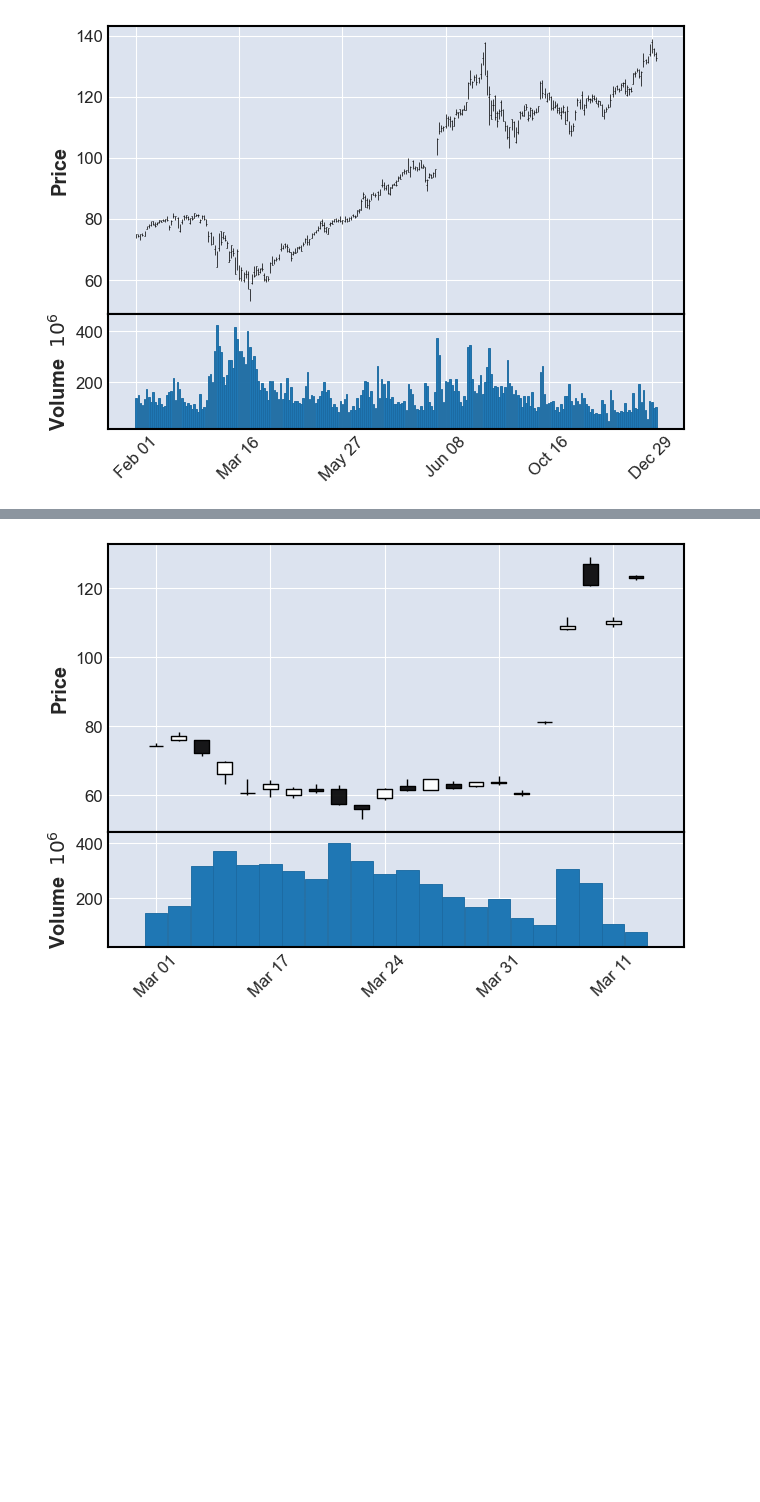
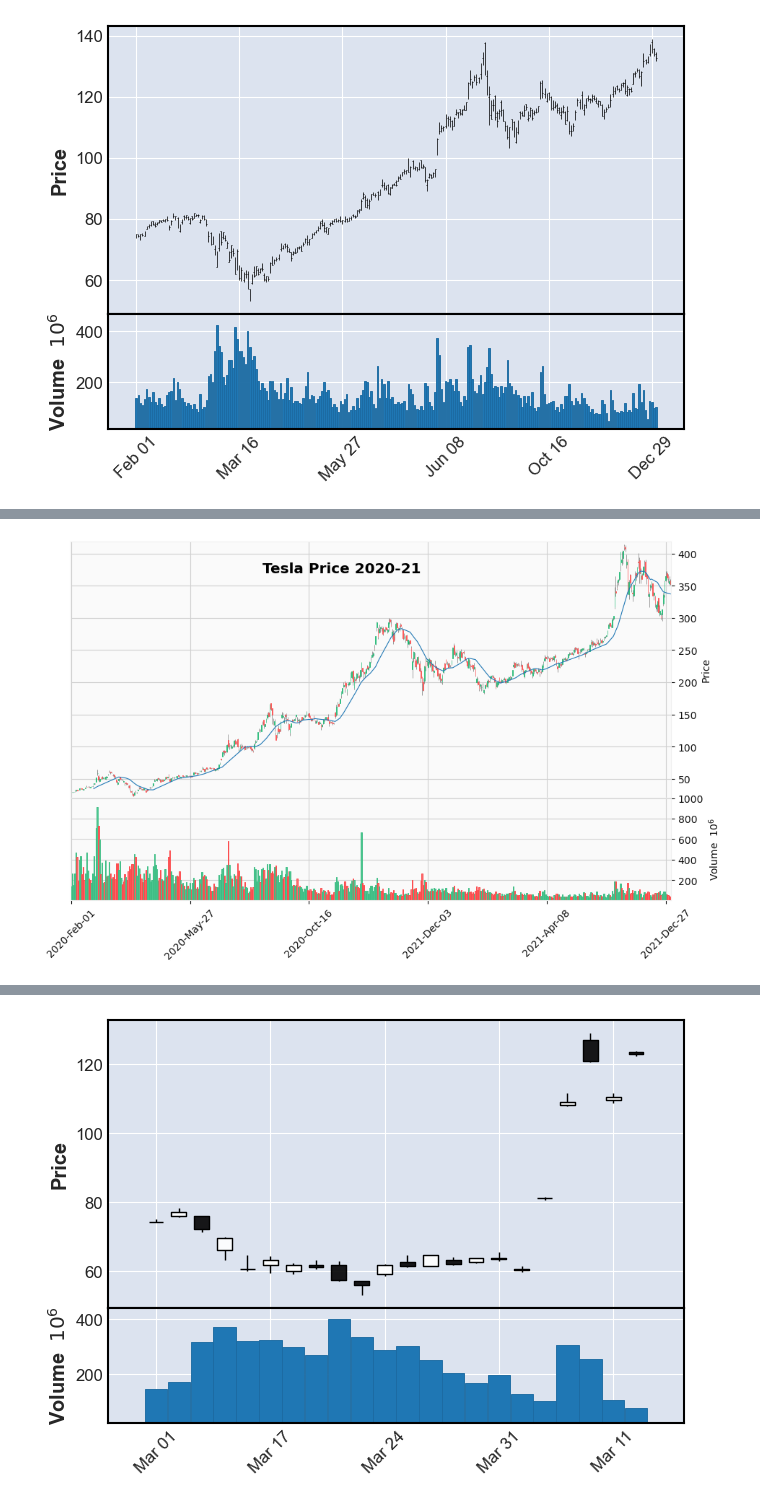
Before and after one commit to salvarenga25/StockMarket_Project, a Jupyter notebook: Stock_Analysis(CandestIck chart example code).ipynb, the cells around one changed output, grey strips where cells are left out. Cells and saved outputs as stored; diff of their text form; code cells hidden in the pictures; blank space fills up the shorter version.

```diff
--- a/Stock_Analysis(CandestIck chart example code).ipynb
+++ b/Stock_Analysis(CandestIck chart example code).ipynb
@@ -714,0 +706,4 @@ mpf.plot(data_test['2020'])
+# %%
+#mpf.plot(data1[])
+TSLA_test=data1[(data1['Ticker'] == 'TSLA')]
+TSLA_test.tail()
@@ -724,3 +737,13 @@ mpf.plot(AAPL_stock['2020'],volume=True)
+# %%
+#figratio changes the size of the graph
+mpf.plot(TSLA_test['2020':'2021'],figratio=(20,12),
+         type='candle',
+         title = 'Tesla Price 2020-21',
+         mav=(20), volume=True,
+         tight_layout=True,
+         style = 'yahoo')
+# %% [output]
+[figure, added]
 # %%
 #figratio changes the size of the graph
 mpf.plot(AAPL_stock['2020':'2021'],figratio=(20,12),
```
Also changed, not shown: parts of 9 cells of this notebook.
